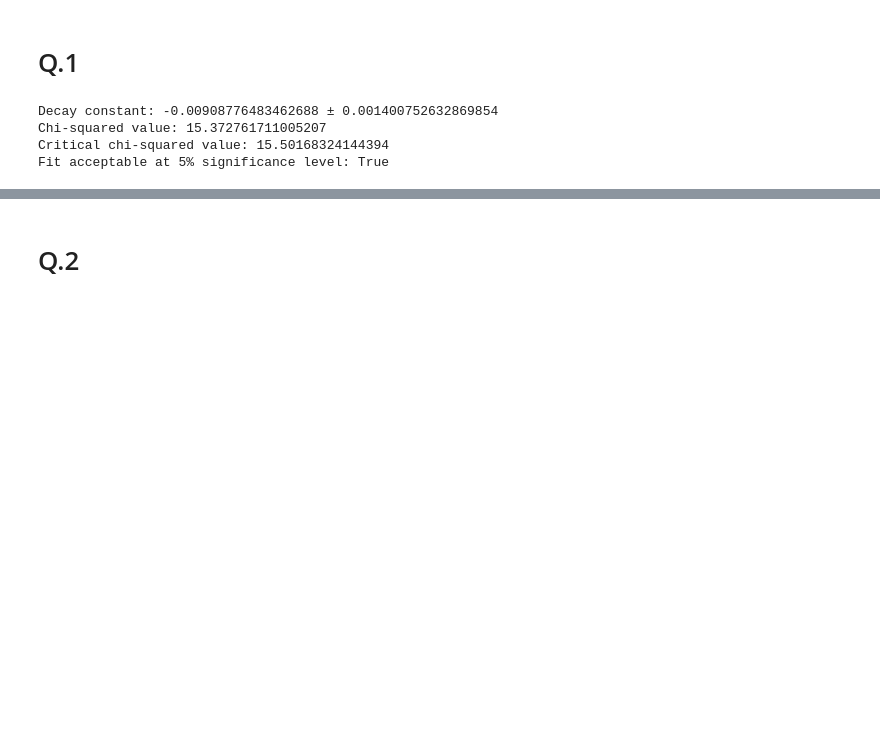
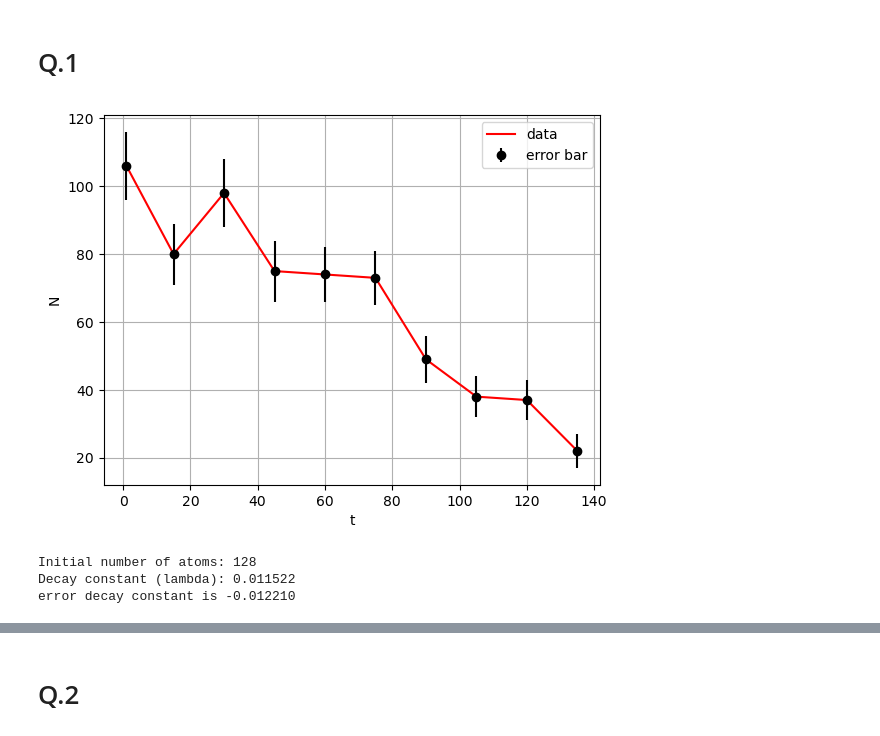
Before and after one commit to jabed-umar/adv-comp-phys, a Jupyter notebook: end_sem.ipynb, the cells around one changed output, grey strips where cells are left out. Drawn from its saved outputs; the diff is of its cells as text; code cells hidden in the pictures; blank space fills up the shorter version.

```diff
--- a/end_sem.ipynb
+++ b/end_sem.ipynb
@@ -10,48 +12,27 @@ from tqdm import trange
 # %% [markdown]
 # Q.1
-# %%
-import numpy as np
-from scipy.optimize import curve_fit
-
-# Load data from file
-data = np.loadtxt('endsemfit.txt')
-
-# Extract time, natural log of counts, and uncertainties
-time = data[:, 0]
-ln_counts = np.log(data[:, 1])
-sigma_ln_counts = 1 / np.sqrt(data[:, 1])
-
-# Define the linear function for decay
-def decay_function(t, decay_constant, intercept):
-    return decay_constant * t + intercept
-
-# Perform curve fitting using scipy.optimize.curve_fit
-popt, pcov = curve_fit(decay_function, time, ln_counts, sigma=sigma_ln_counts)
-
-# Extract decay constant and intercept
-decay_constant, intercept = popt
-decay_constant_error = np.sqrt(np.diag(pcov))[0]
-
-# Calculate chi-squared value
-chi_squared = np.sum(((ln_counts - decay_function(time, decay_constant, intercept)) / sigma_ln_counts)**2)
-
-# Degrees of freedom
-degrees_of_freedom = len(time) - 2  # Two parameters in the linear regression
-
-# Critical chi-squared value at 5% significance level
-critical_chi_squared = np.percentile(
-    np.random.chisquare(df=degrees_of_freedom, size=100000), 95
-)
-
-# Compare chi-squared value with critical value
-fit_acceptable = chi_squared < critical_chi_squared
-
-print(f"Decay constant: {decay_constant} ± {decay_constant_error}")
-print(f"Chi-squared value: {chi_squared}")
-print(f"Critical chi-squared value: {critical_chi_squared}")
-print(f"Fit acceptable at 5% significance level: {fit_acceptable}")
-# %% [output]
-Decay constant: -0.00908776483462688 ± 0.001400752632869854
-Chi-squared value: 15.372761711005207
-Critical chi-squared value: 15.50168324144394
-Fit acceptable at 5% significance level: True
+# %%
+#load the data from the file
+t, N, sigma = np.loadtxt("endsemfit.txt").T
+# %%
+# plot t with N and var
+plt.plot(t, N, label='data', color='red')
+plt.errorbar(t, N, yerr=sigma, fmt='o', label = 'error bar', color='k')
+plt.xlabel('t')
+plt.ylabel('N')
+plt.legend()
+plt.grid()
+# %% [output]
+[figure, added]
+# %%
+#calling the polynomial_fit function
+log_N0, lmda = polynomial_fit(-t, np.log(N), sigma, 1)[0]
+# print(log_N0, lmda, sep='\n')
+N0 = np.exp(log_N0)
+print(f"Initial number of atoms: {N0:.0f}")
+print(f"Decay constant (lambda): {lmda:.6f}")
+print(f"error decay constant is {polynomial_fit(-t, np.log(N), sigma, 1)[1][3]:.6f}")
+# %% [output]
+Initial number of atoms: 128
+Decay constant (lambda): 0.011522
+error decay constant is -0.012210
```
Also changed, not shown: parts of 7 cells of this notebook, 1 other file.
